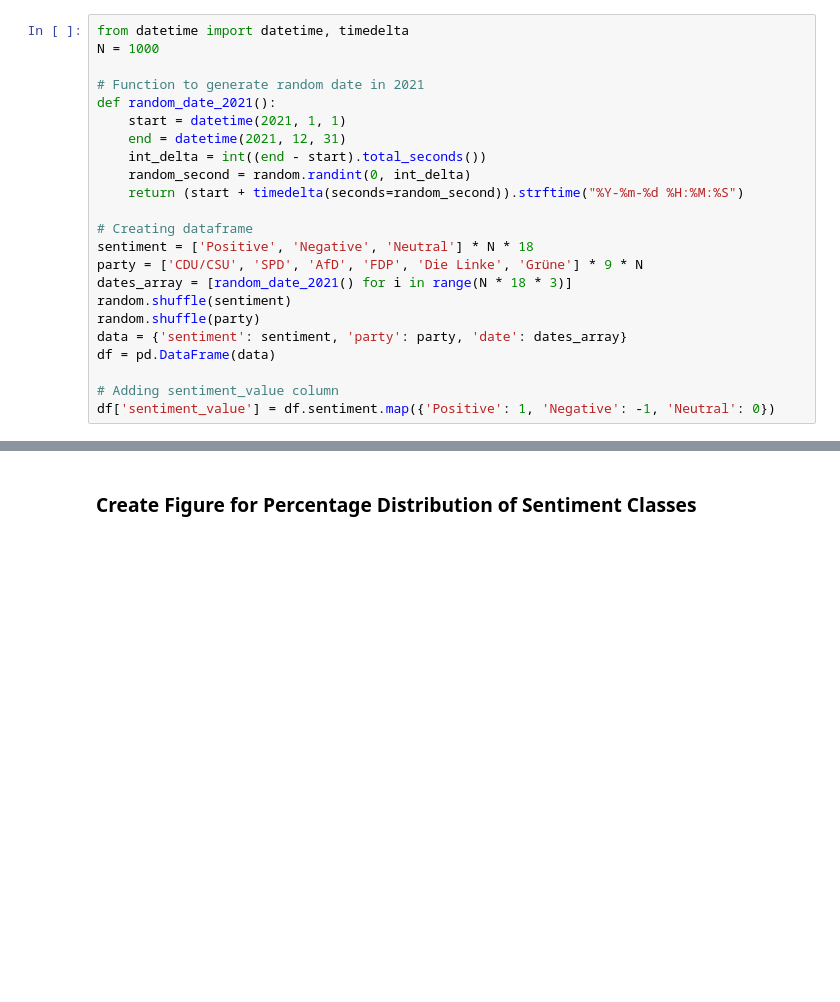
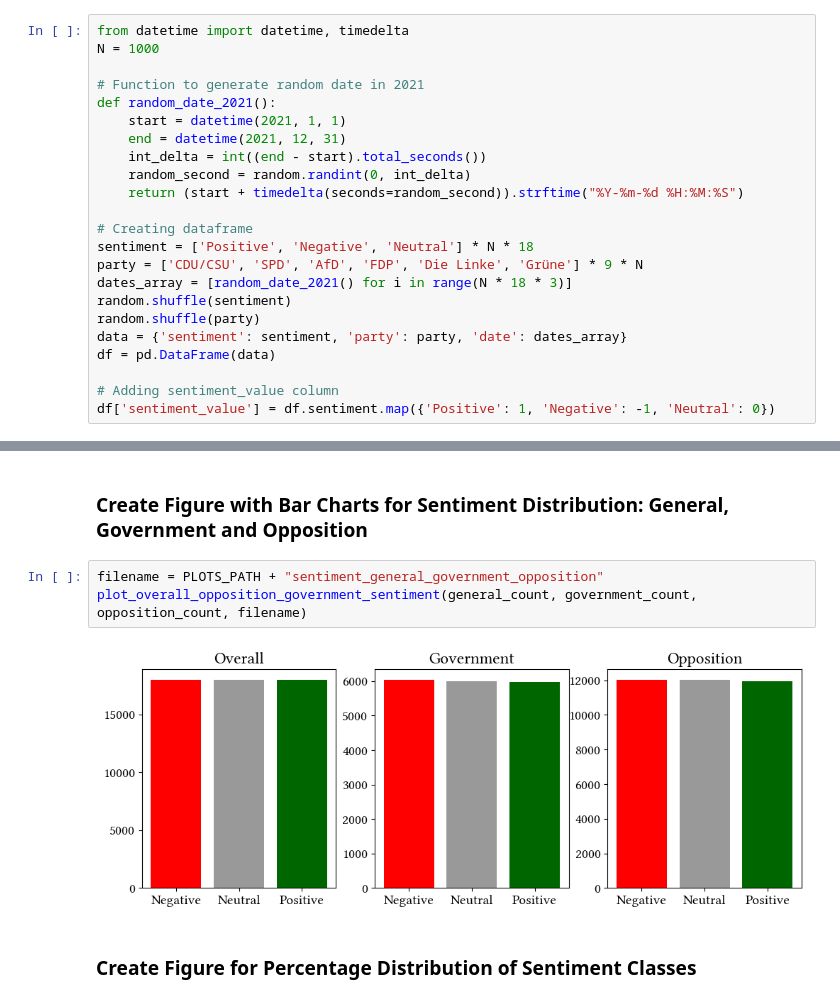
Before and after one commit to NilsHellwig/Twitter_German_Federal_Election_Perception_2021, a Jupyter notebook: 06 Dataset Analysis with Model/create_plots.ipynb, the cells around one changed output, grey strips where cells are left out. Drawn from its saved outputs; the diff is of its cells as text; blank space fills up the shorter version.

```diff
--- a/06 Dataset Analysis with Model/create_plots.ipynb
+++ b/06 Dataset Analysis with Model/create_plots.ipynb
@@ -73,3 +73,10 @@ plot_overall_sentiment(sentiment_counts_list, filename)
+# %% [markdown]
+### Create Figure with Bar Charts for Sentiment Distribution: General, Government and Opposition
+# %%
+filename = PLOTS_PATH + "sentiment_general_government_opposition"
+plot_overall_opposition_government_sentiment(general_count, government_count, opposition_count, filename)
+# %% [output]
+[figure, added]
 # %% [markdown]
 ### Create Figure for Percentage Distribution of Sentiment Classes
 # %%
```
Also changed, not shown: parts of 9 cells of this notebook, 13 other files.
